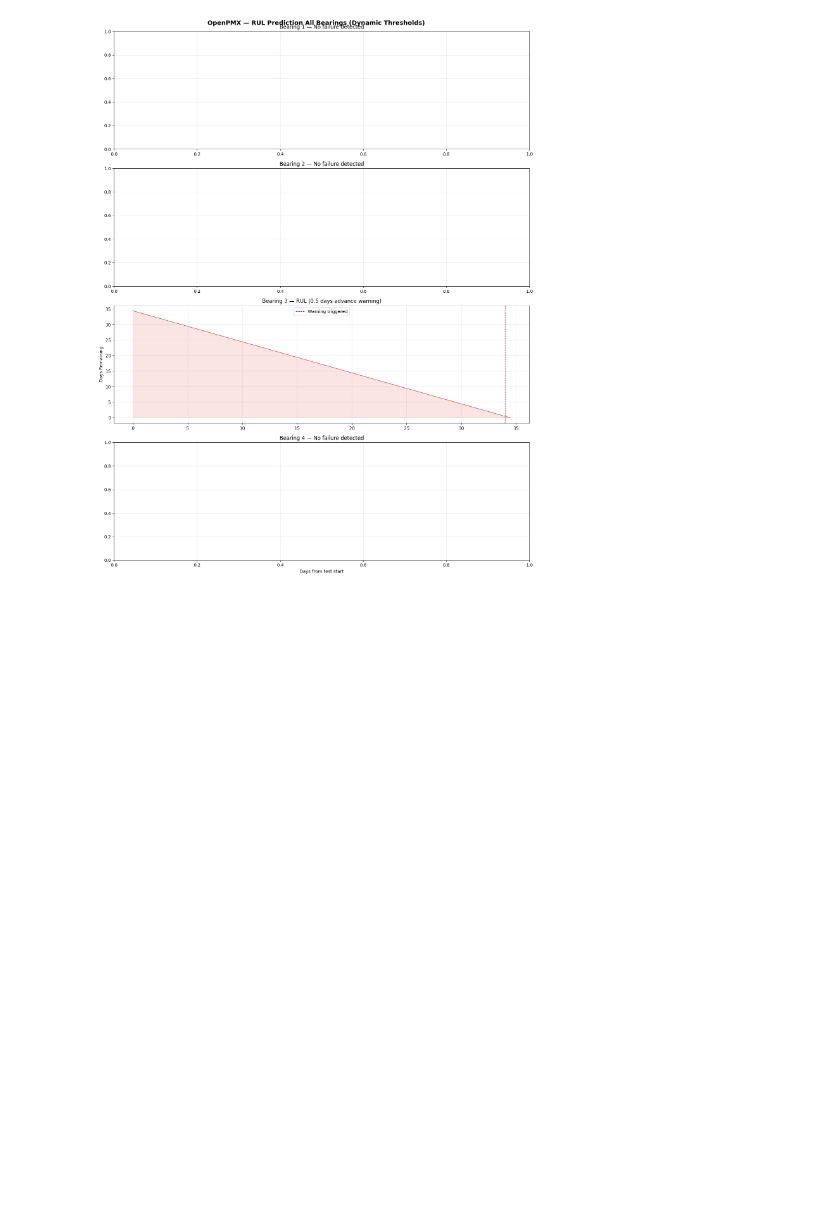
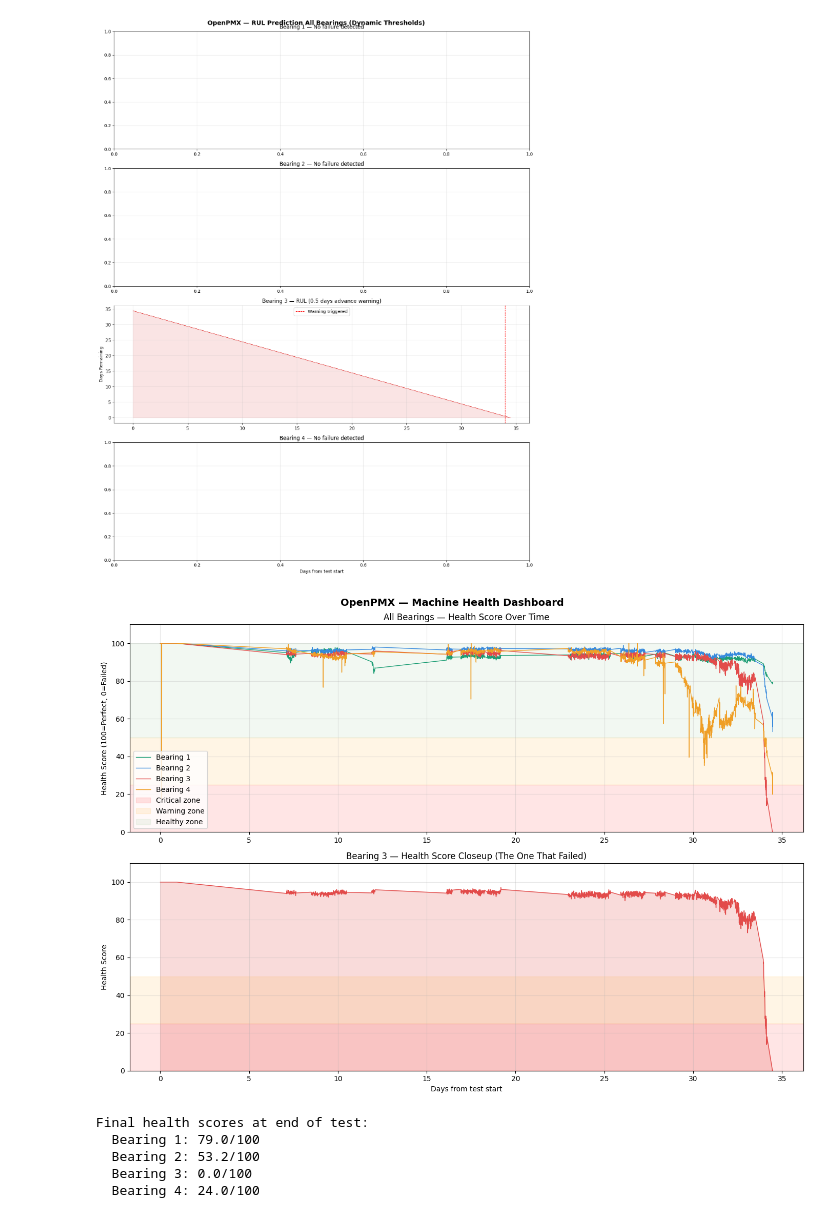
Before and after one commit to SahDhirendra/openpmx, a Jupyter notebook: 02_anomaly_detection.ipynb, the cells around one changed output. Cells and saved outputs as stored; diff of their text form; code cells hidden in the pictures; blank space fills up the shorter version.

Commit message:
Phase 2: RUL predictor and health score system - all 4 bearings analyzed

```diff
--- a/02_anomaly_detection.ipynb
+++ b/02_anomaly_detection.ipynb
@@ -502,3 +502,66 @@ Bearing 2: No failure detected
 Bearing 3: Failed at day 34.5 | Warning at day 34.0 | Advance notice: 0.5 days
 Bearing 4: No failure detected
 [figure]
+# %%
+# Calculate health score 100 (perfect) to 0 (failed)
+# Based on how far each bearing is from its baseline
+
+fig, axes = plt.subplots(2, 1, figsize=(14, 10))
+
+colors = ["#1D9E75", "#378ADD", "#E24B4A", "#EF9F27"]
+
+for i, (bearing, color) in enumerate(zip(bearings_rms, colors)):
+    baseline = baseline_mean[i]
+    failure_thresh = dynamic_thresholds[i]
+
+    # Health score: 100 at baseline, 0 at failure threshold
+    health = 100 * (1 - (df[bearing] - baseline) / (failure_thresh - baseline))
+    health = health.clip(0, 100)
+
+    df[f"bearing{i+1}_health"] = health
+
+    # Top chart - all health scores
+    axes[0].plot(df["days_from_start"], health,
+                color=color, linewidth=1, label=f"Bearing {i+1}")
+
+# Add warning zones
+axes[0].axhspan(0, 25, alpha=0.1, color="red", label="Critical zone")
+axes[0].axhspan(25, 50, alpha=0.1, color="orange", label="Warning zone")
+axes[0].axhspan(50, 100, alpha=0.05, color="green", label="Healthy zone")
+axes[0].set_title("All Bearings — Health Score Over Time")
+axes[0].set_ylabel("Health Score (100=Perfect, 0=Failed)")
+axes[0].legend(loc="lower left")
+axes[0].grid(True, alpha=0.3)
+axes[0].set_ylim(0, 110)
+
+# Bottom chart - Bearing 3 closeup
+axes[1].plot(df["days_from_start"], df["bearing3_health"],
+             color="#E24B4A", linewidth=1)
+axes[1].fill_between(df["days_from_start"], df["bearing3_health"],
+                     alpha=0.2, color="#E24B4A")
+axes[1].axhspan(0, 25, alpha=0.1, color="red")
+axes[1].axhspan(25, 50, alpha=0.1, color="orange")
+axes[1].set_title("Bearing 3 — Health Score Closeup (The One That Failed)")
+axes[1].set_ylabel("Health Score")
+axes[1].set_xlabel("Days from test start")
+axes[1].grid(True, alpha=0.3)
+axes[1].set_ylim(0, 110)
+
+plt.suptitle("OpenPMX — Machine Health Dashboard",
+             fontsize=14, fontweight="bold")
+plt.tight_layout()
+plt.savefig("health_scores.png", dpi=150, bbox_inches="tight")
+plt.show()
+
+# Print final health scores
+print("Final health scores at end of test:")
+for i in range(4):
+    final_health = df[f"bearing{i+1}_health"].iloc[-1]
+    print(f"  Bearing {i+1}: {final_health:.1f}/100")
+# %% [output]
+[figure, added]
+Final health scores at end of test:
+  Bearing 1: 79.0/100
+  Bearing 2: 53.2/100
+  Bearing 3: 0.0/100
+  Bearing 4: 24.0/100
```
